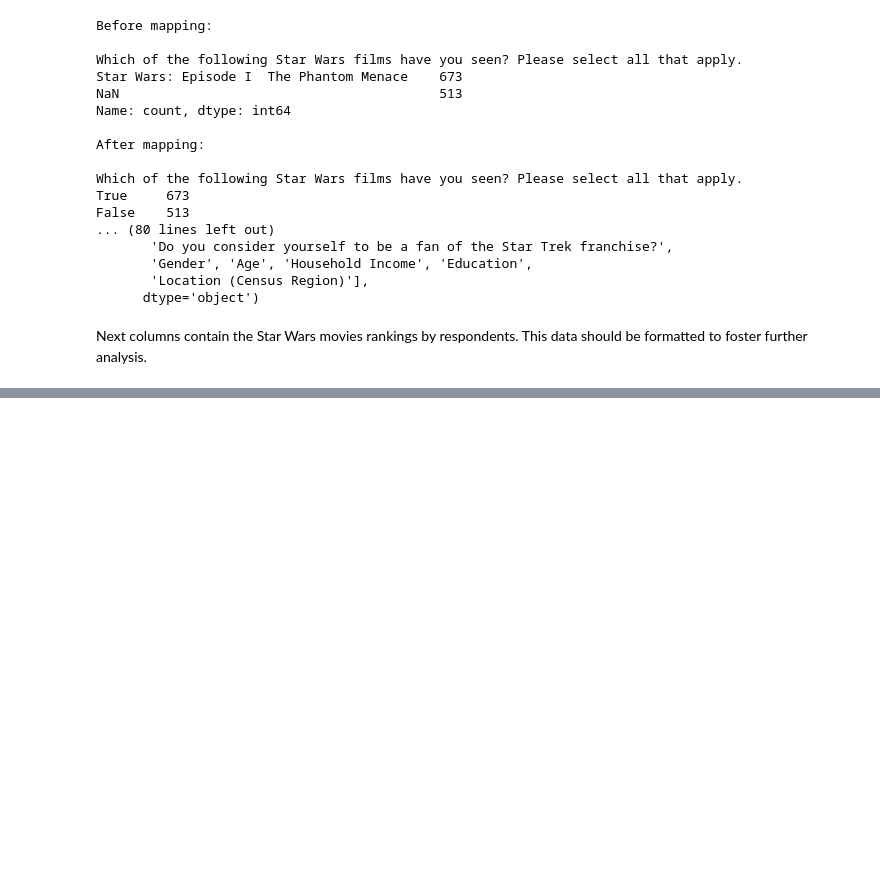
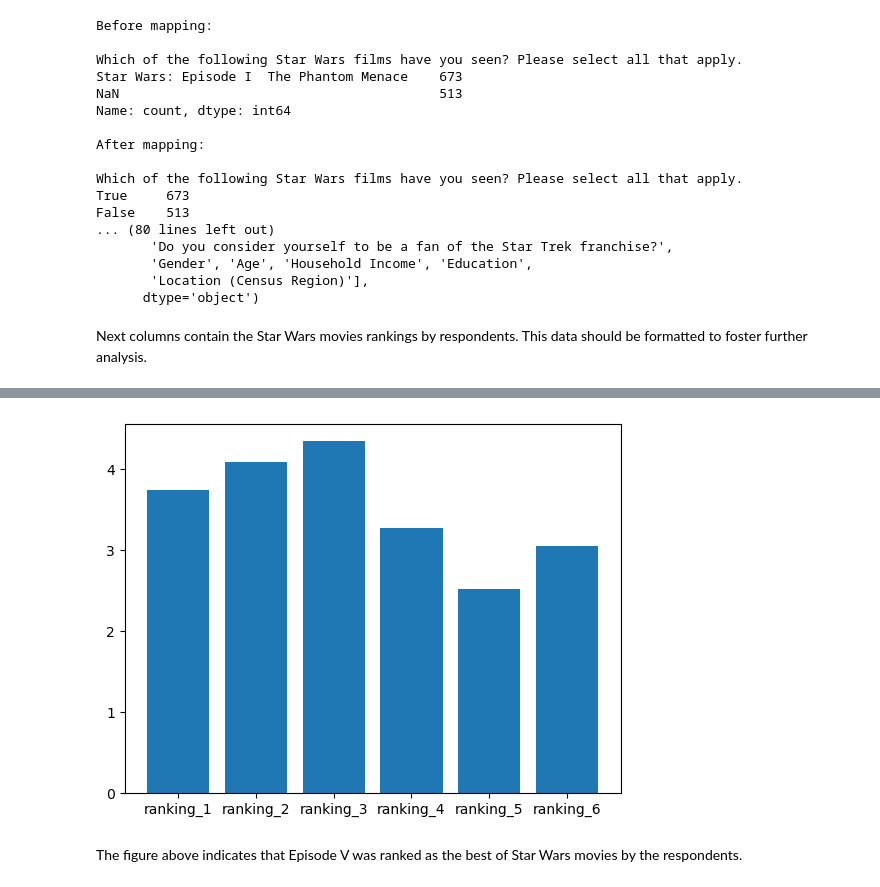
Before and after one commit to bartekmal/star-wars-survey, a Jupyter notebook: StarWarsSurvey.ipynb, the cells around one changed output, grey strips where cells are left out. Cells and saved outputs as stored; diff of their text form; code cells hidden in the pictures; blank space fills up the shorter version.

Commit message:
Analysis: highest ranking

```diff
--- a/StarWarsSurvey.ipynb
+++ b/StarWarsSurvey.ipynb
@@ -175,0 +184,11 @@ None
+# %%
+cols_ranking_cleaned = [f"ranking_{i+1}" for i in range(0,6)]
+
+ranking_means = survey[cols_ranking_cleaned].mean()
+
+plt.bar(cols_ranking_cleaned, ranking_means)
+plt.show()
+# %% [output]
+[figure, added]
+# %% [markdown]
+The figure above indicates that Episode V was ranked as the best of Star Wars movies by the respondents.
```
Also changed, not shown: parts of 2 cells of this notebook.
